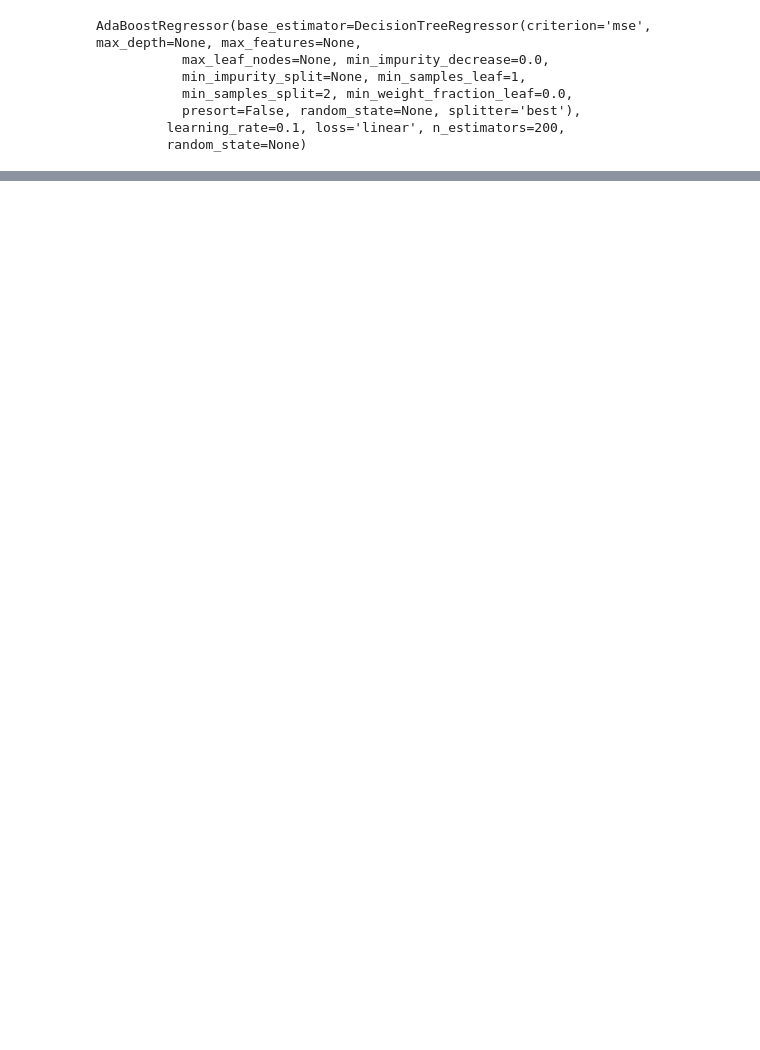
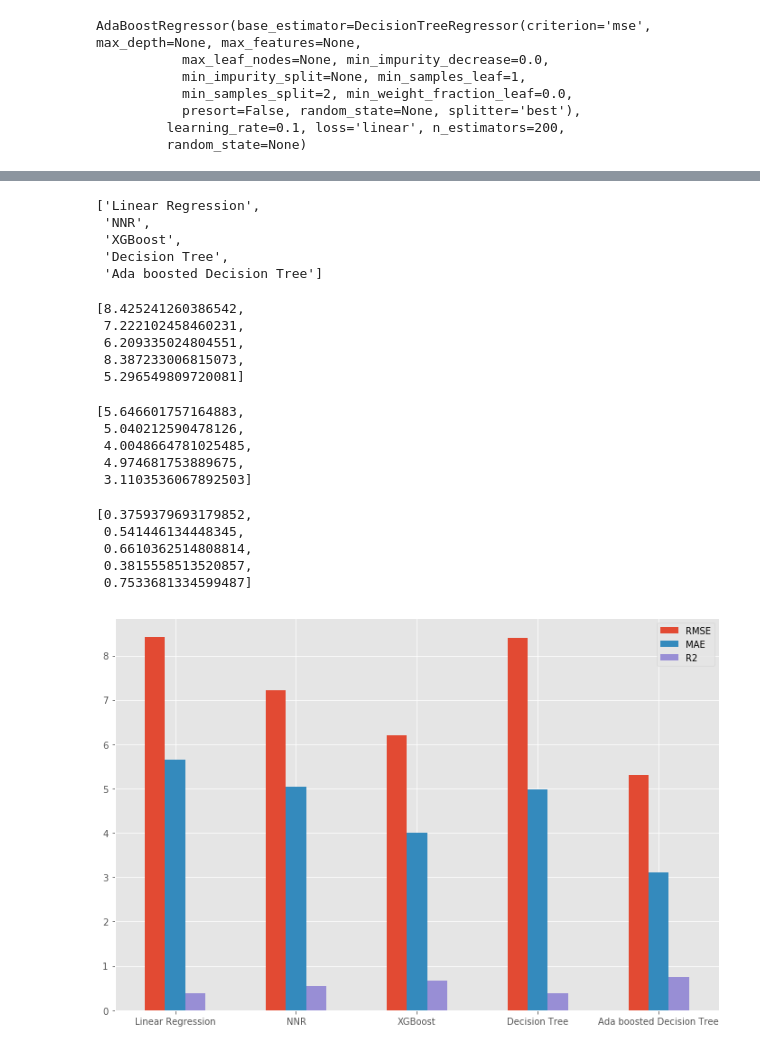
Before and after one commit to jmejco/data-analytics-cw, a Jupyter notebook: data/prediction.ipynb, the cells around one changed output, grey strips where cells are left out. Saved outputs shown, nothing was run; the diff lists cells and outputs as text; code cells hidden in the pictures; blank space fills up the shorter version.

Commit message:
Added performance comparison bar plot

```diff
--- a/data/prediction.ipynb
+++ b/data/prediction.ipynb
@@ -130,7 +142,5 @@ plt.show()
 # %%
 #XGBoost
-
-from xgboost.sklearn import XGBRegressor
-
+import xgboost as xgb
 #Fitting XGB regressor
-xboost = XGBRegressor(n_estimators=200)
+xboost = xgb.XGBRegressor(n_estimators=200)
@@ -165,0 +169,10 @@ Root mean squared error: 6.21
+# %%
+xlabels.append("XGBoost")
+print("Root mean squared error: %.2f"
+      % sqrt(mean_squared_error(y_test, xboost_pred)))
+RMSE.append(sqrt(mean_squared_error(y_test, xboost_pred)))
+print("Mean absolute error: %.2f"
+      % mean_absolute_error(y_test, xboost_pred))
+MAE.append(mean_absolute_error(y_test, xboost_pred))
+print('R-squared: %.2f' % r2_score(y_test, xboost_pred))
+R2.append(r2_score(y_test, xboost_pred))
@@ -224,4 +241,24 @@ boosted_tree_score
 # %%
 # Make predictions using the testing set
 tree_1_pred = tree_1.predict(X_test)
-tree_2_pred = tree_2.predict(X)
+tree_2_pred = tree_2.predict(X_test)
+# %%
+xlabels.append("Decision Tree")
+print("Root mean squared error: %.2f"
+      % sqrt(mean_squared_error(y_test, tree_1_pred)))
+RMSE.append(sqrt(mean_squared_error(y_test, tree_1_pred)))
+print("Mean absolute error: %.2f"
+      % mean_absolute_error(y_test, tree_1_pred))
+MAE.append(mean_absolute_error(y_test, tree_1_pred))
+print('R-squared: %.2f' % r2_score(y_test, tree_1_pred))
+R2.append(r2_score(y_test, tree_1_pred))
+
+xlabels.append("Ada boosted Decision Tree")
+print("Root mean squared error: %.2f"
+      % sqrt(mean_squared_error(y_test, tree_2_pred)))
+RMSE.append(sqrt(mean_squared_error(y_test, tree_2_pred)))
+print("Mean absolute error: %.2f"
+      % mean_absolute_error(y_test, tree_2_pred))
+MAE.append(mean_absolute_error(y_test, tree_2_pred))
+print('R-squared: %.2f' % r2_score(y_test, tree_2_pred))
+R2.append(r2_score(y_test, tree_2_pred))
@@ -228,3 +272,42 @@ tree_2_pred = tree_2.predict(X)
 # %%
 boost_pred=pd.DataFrame(tree_2_pred)
 boost_pred.to_csv('predicted-pm25.csv',index=False)
+# %%
+xlabels
+# %% [output]
+['Linear Regression',
+ 'NNR',
+ 'XGBoost',
+ 'Decision Tree',
+ 'Ada boosted Decision Tree']
+# %%
+RMSE
+# %% [output]
+[8.425241260386542,
+ 7.222102458460231,
+ 6.209335024804551,
+ 8.387233006815073,
+ 5.296549809720081]
+# %%
+MAE
+# %% [output]
+[5.646601757164883,
+ 5.040212590478126,
+ 4.0048664781025485,
+ 4.974681753889675,
+ 3.1103536067892503]
+# %%
+R2
+# %% [output]
+[0.3759379693179852,
+ 0.541446134448345,
+ 0.6610362514808814,
+ 0.3815558513520857,
+ 0.7533681334599487]
+# %%
+#Plot perfromance
+plt.rcParams["figure.figsize"] = [12,8]
+bar_df = pd.DataFrame({'RMSE': RMSE,'MAE': MAE,'R2':R2}, index=xlabels)
+ax = bar_df.plot.bar(rot=0)
+# %% [output]
+[figure, added]
```
Also changed, not shown: parts of 13 cells of this notebook, 2 other files.
